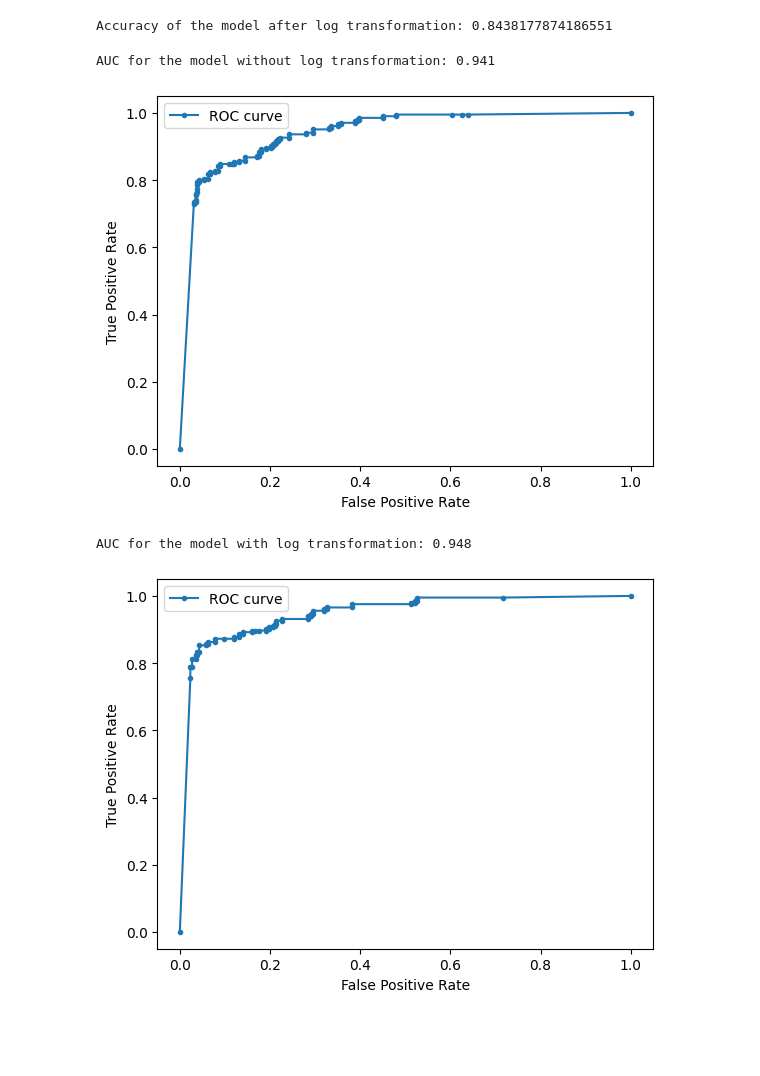
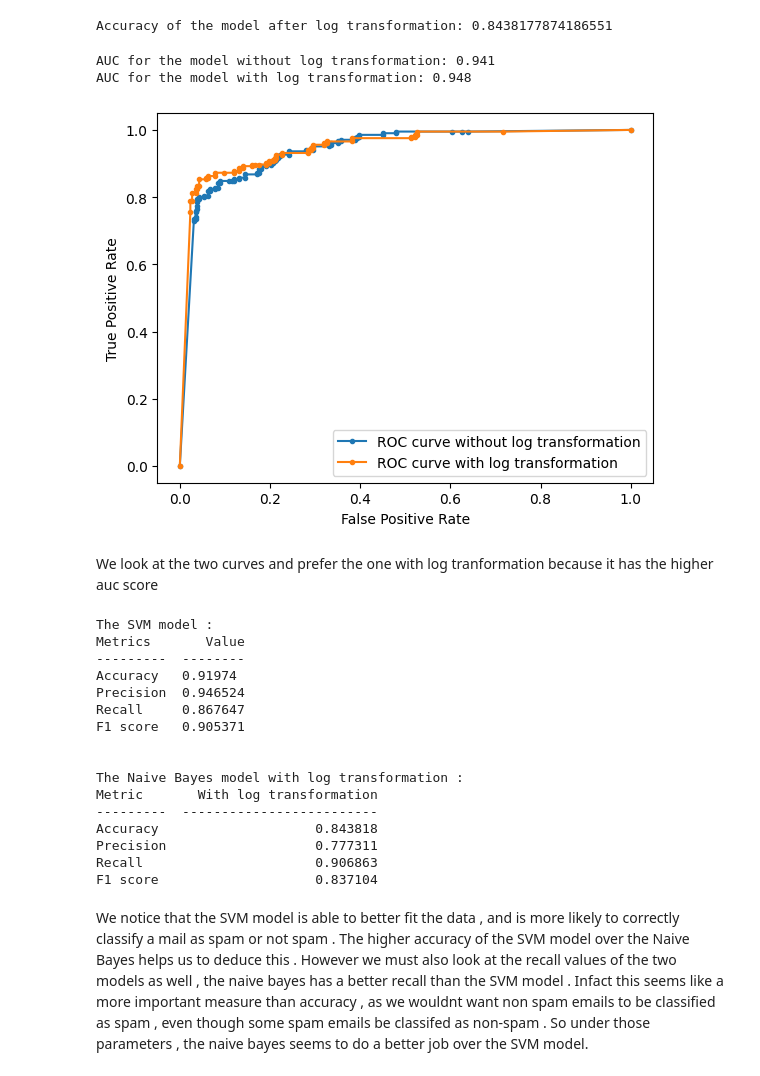
Before and after one commit to TheMockingJay1013/ML_CS60050_Autumn23, a Jupyter notebook: Asg3/21CS30032_Navaneeth_Shaji/Q2/Q_2.ipynb, the cells around one changed output. Drawn from its saved outputs; the diff is of its cells as text; code cells hidden in the pictures; blank space fills up the shorter version.

```diff
--- a/Asg3/21CS30032_Navaneeth_Shaji/Q2/Q_2.ipynb
+++ b/Asg3/21CS30032_Navaneeth_Shaji/Q2/Q_2.ipynb
@@ -323,49 +331,45 @@ print("Accuracy of the model after log transformation:",accuracy_score(y_test,y_
 # %% [output]
 Accuracy of the model after log transformation: 0.8438177874186551
 # %%
-# check this part
-
 
 # plot ROC curve for both the models
 from sklearn.metrics import roc_curve
 from sklearn.metrics import roc_auc_score
 from matplotlib import pyplot
 
 # predict probabilities
-probs = nb.predict_proba(X_test)
+probs1 = nb.predict_proba(X_test)
 # keep probabilities for the positive outcome only
-probs = probs[:, 1]
+probs1 = probs1[:, 1]
 # calculate AUC
-auc = roc_auc_score(y_test, probs)
-print('AUC for the model without log transformation: %.3f' % auc)
+auc1 = roc_auc_score(y_test, probs1)
+print('AUC for the model without log transformation: %.3f' % auc1)
 # calculate roc curve
-fpr, tpr, thresholds = roc_curve(y_test, probs)
+fpr, tpr, thresholds = roc_curve(y_test, probs1)
 # plot the roc curve for the model
-pyplot.plot(fpr, tpr, marker='.',label="ROC curve")
+pyplot.plot(fpr, tpr, marker='.',label="ROC curve without log transformation")
 # show the plot
 pyplot.xlabel("False Positive Rate")
 pyplot.ylabel("True Positive Rate")
 pyplot.legend()
-pyplot.show()
 
 # predict probabilities
 probs = nb_log.predict_proba(X_test_log)
 # keep probabilities for the positive outcome only
 probs = probs[:, 1]
 # calculate AUC
 auc = roc_auc_score(y_test, probs)
 print('AUC for the model with log transformation: %.3f' % auc)
 # calculate roc curve
 fpr, tpr, thresholds = roc_curve(y_test, probs)
 # plot the roc curve for the model
-pyplot.plot(fpr, tpr, marker='.',label="ROC curve")
+pyplot.plot(fpr, tpr, marker='.',label="ROC curve with log transformation")
 # show the plot
-pyplot.xlabel("False Positive Rate")
-pyplot.ylabel("True Positive Rate")
 pyplot.legend()
 pyplot.show()
 # %% [output]
 AUC for the model without log transformation: 0.941
+AUC for the model with log transformation: 0.948
-[figure, old version]
+[figure, new version]
-AUC for the model with log transformation: 0.948
-[figure, removed]
+# %% [markdown]
+We look at the two curves and prefer the one with log tranformation because it has the higher auc score
@@ -371,0 +393,29 @@ AUC for the model with log transformation: 0.948
+# %%
+# tabulate the accuracy , precision , recall and f1 score using tabulate
+print("The SVM model : ")
+print(tabulate([["Accuracy",accuracy_score(y_test,y_pred)],["Precision",precision_score(y_test,y_pred)],["Recall",recall_score(y_test,y_pred)],["F1 score",f1_score(y_test,y_pred)]],headers=["Metrics","Value"]))
+
+
+# tabulate the accuracy , precision , recall and f1 for naive bayes model with log transformation using tabulate
+print("\n\nThe Naive Bayes model with log transformation : ")
+print(t)
+# %% [output]
+The SVM model :
+Metrics       Value
+---------  --------
+Accuracy   0.91974
+Precision  0.946524
+Recall     0.867647
+F1 score   0.905371
+
+
+The Naive Bayes model with log transformation :
+Metric       With log transformation
+---------  -------------------------
+Accuracy                    0.843818
+Precision                   0.777311
+Recall                      0.906863
+F1 score                    0.837104
+# %% [markdown]
+We notice that the SVM model is able to better fit the data , and is more likely to correctly classify a mail as spam or not spam . The higher accuracy of the SVM model over the Naive Bayes helps us to deduce this .
+However we must also look at the recall values of the two models as well , the naive bayes has a better recall than the SVM model . Infact this seems like a more important measure than accuracy , as we wouldnt want non spam emails to be classified as spam , even though some spam emails be classifed as non-spam . So under those parameters , the naive bayes seems to do a better job over the SVM model.
```
Also changed, not shown: parts of 14 cells of this notebook, 2 other files.
